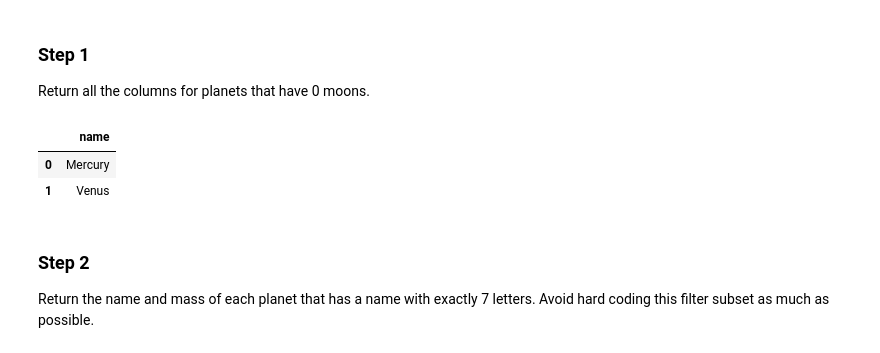
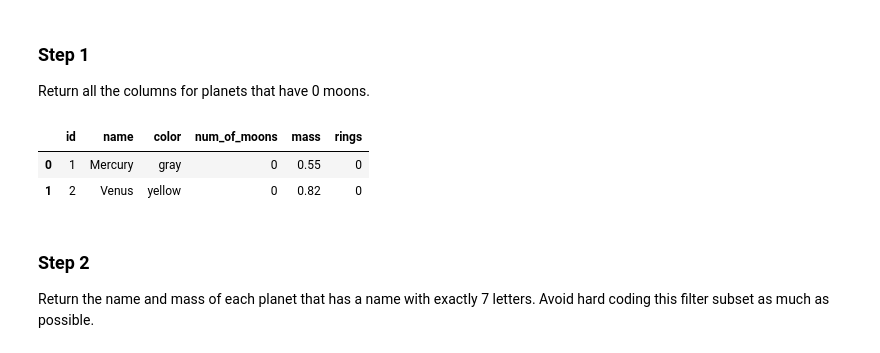
Before and after one commit to stevemosethegoat/DS_Course1_Week1_Module2_SQLQueries, a Jupyter notebook: SQLFilterOrderGroupLab.ipynb, the cells around one changed output. Cells and saved outputs as stored; diff of their text form; code cells hidden in the pictures.

```diff
--- a/SQLFilterOrderGroupLab.ipynb
+++ b/SQLFilterOrderGroupLab.ipynb
@@ -52,12 +52,14 @@ Return all the columns for planets that have 0 moons.
 # %%
 # CodeGrade step1
 # Replace None with your code
-df_no_moons = pd.read_sql("""SELECT name FROM planets WHERE num_of_moons =0;""",conn1)
+df_no_moons = pd.read_sql("""
+    SELECT * FROM planets WHERE num_of_moons = 0;
+""", conn1)
 df_no_moons
 # %% [output]
-|  | name |
-| 0 | Mercury |
-| 1 | Venus |
+|  | id | name | color | num_of_moons | mass | rings |
+| 0 | 1 | Mercury | gray | 0 | 0.55 | 0 |
+| 1 | 2 | Venus | yellow | 0 | 0.82 | 0 |
 # %% [markdown]
 ### Step 2
 Return the name and mass of each planet that has a name with exactly 7 letters. Avoid hard coding this filter subset as much as possible.
```
Also changed, not shown: parts of 2 cells of this notebook, 1 other file.
